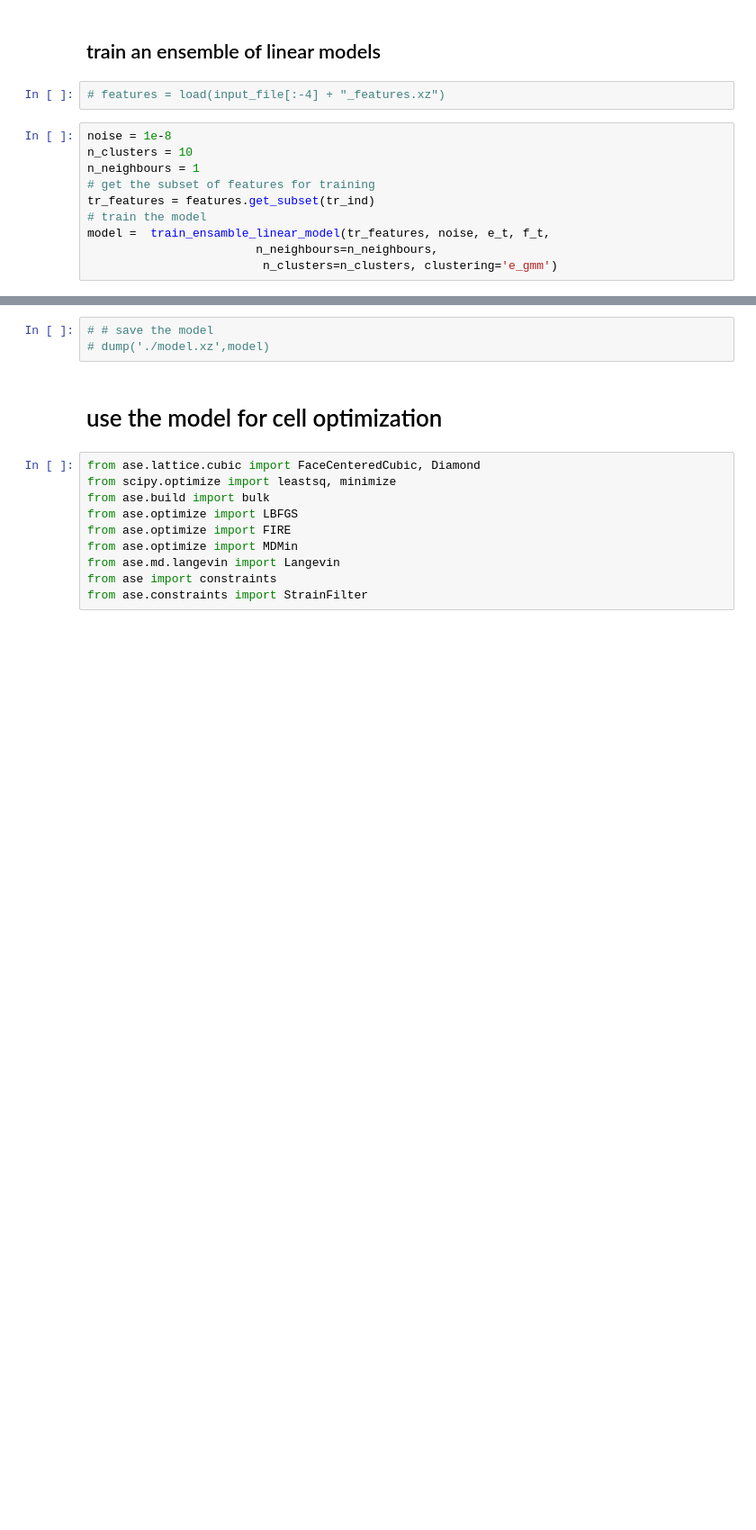
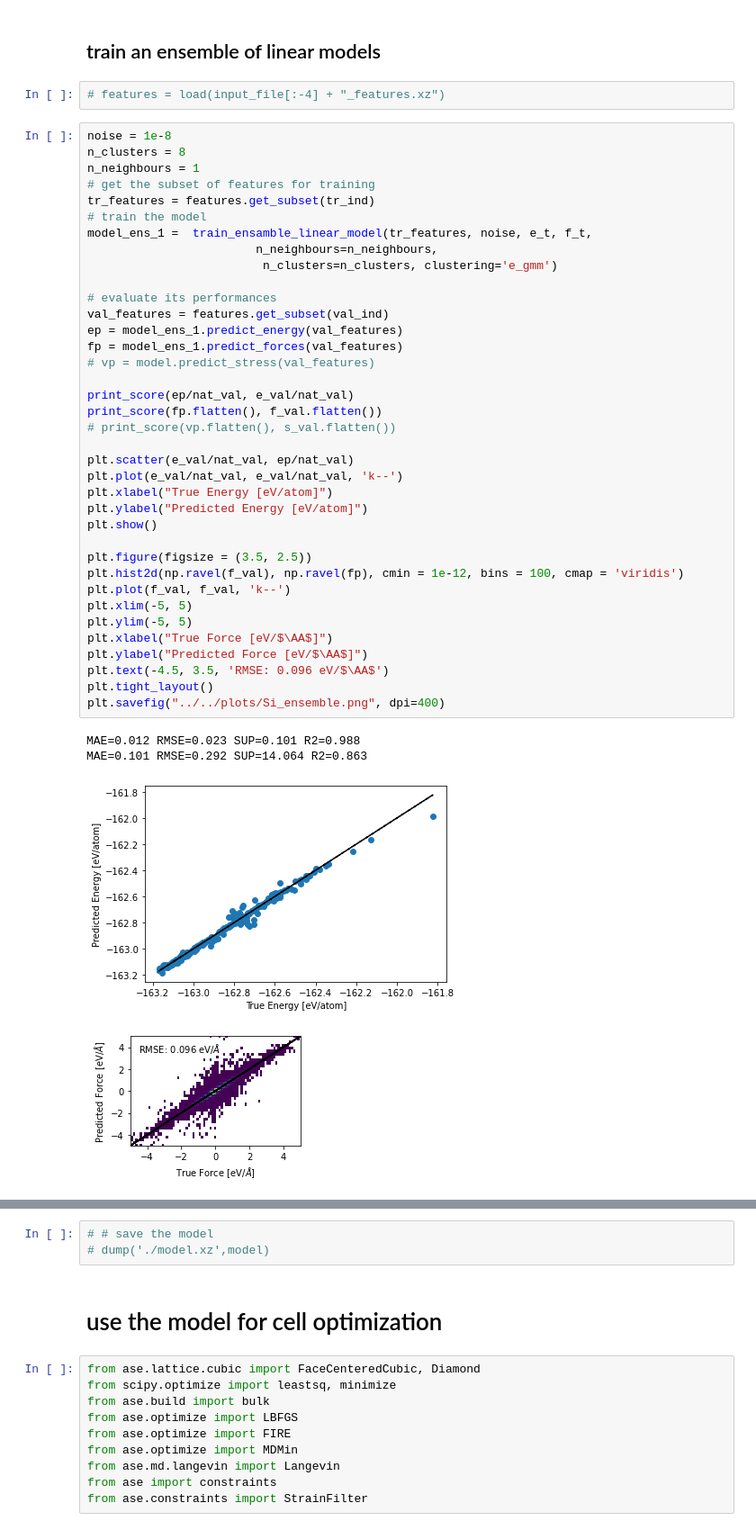
Before and after one commit to ClaudioZeni/Castle, a Jupyter notebook: notebooks/Si_showcase.ipynb, the cells around one changed output, grey strips where cells are left out. Shown at 90% size. Cells and saved outputs as stored; diff of their text form; blank space fills up the shorter version.

```diff
--- a/notebooks/Si_showcase.ipynb
+++ b/notebooks/Si_showcase.ipynb
@@ -122,13 +128,45 @@ MAE=0.111 RMSE=0.205 SUP=3.198 R2=0.858
 ## train an ensemble of linear models
 # %%
 # features = load(input_file[:-4] + "_features.xz")
-# %%
-noise = 1e-8
-n_clusters = 10
-n_neighbours = 1
-# get the subset of features for training
-tr_features = features.get_subset(tr_ind)
-# train the model
-model =  train_ensamble_linear_model(tr_features, noise, e_t, f_t,
-                        n_neighbours=n_neighbours,
-                         n_clusters=n_clusters, clustering='e_gmm')
+# %%
+noise = 1e-8
+n_clusters = 8
+n_neighbours = 1
+# get the subset of features for training
+tr_features = features.get_subset(tr_ind)
+# train the model
+model_ens_1 =  train_ensamble_linear_model(tr_features, noise, e_t, f_t,
+                        n_neighbours=n_neighbours,
+                         n_clusters=n_clusters, clustering='e_gmm')
+
+# evaluate its performances
+val_features = features.get_subset(val_ind)
+ep = model_ens_1.predict_energy(val_features)
+fp = model_ens_1.predict_forces(val_features)
+# vp = model.predict_stress(val_features)
+
+print_score(ep/nat_val, e_val/nat_val)
+print_score(fp.flatten(), f_val.flatten())
+# print_score(vp.flatten(), s_val.flatten())
+
+plt.scatter(e_val/nat_val, ep/nat_val)
+plt.plot(e_val/nat_val, e_val/nat_val, 'k--')
+plt.xlabel("True Energy [eV/atom]")
+plt.ylabel("Predicted Energy [eV/atom]")
+plt.show()
+
+plt.figure(figsize = (3.5, 2.5))
+plt.hist2d(np.ravel(f_val), np.ravel(fp), cmin = 1e-12, bins = 100, cmap = 'viridis')
+plt.plot(f_val, f_val, 'k--')
+plt.xlim(-5, 5)
+plt.ylim(-5, 5)
+plt.xlabel("True Force [eV/$\AA$]")
+plt.ylabel("Predicted Force [eV/$\AA$]")
+plt.text(-4.5, 3.5, 'RMSE: 0.096 eV/$\AA$')
+plt.tight_layout()
+plt.savefig("../../plots/Si_ensemble.png", dpi=400)
+# %% [output]
+MAE=0.012 RMSE=0.023 SUP=0.101 R2=0.988
+MAE=0.101 RMSE=0.292 SUP=14.064 R2=0.863
+[figure, added]
+[figure, added]
```
Also changed, not shown: parts of 11 cells of this notebook, 2 other files.
